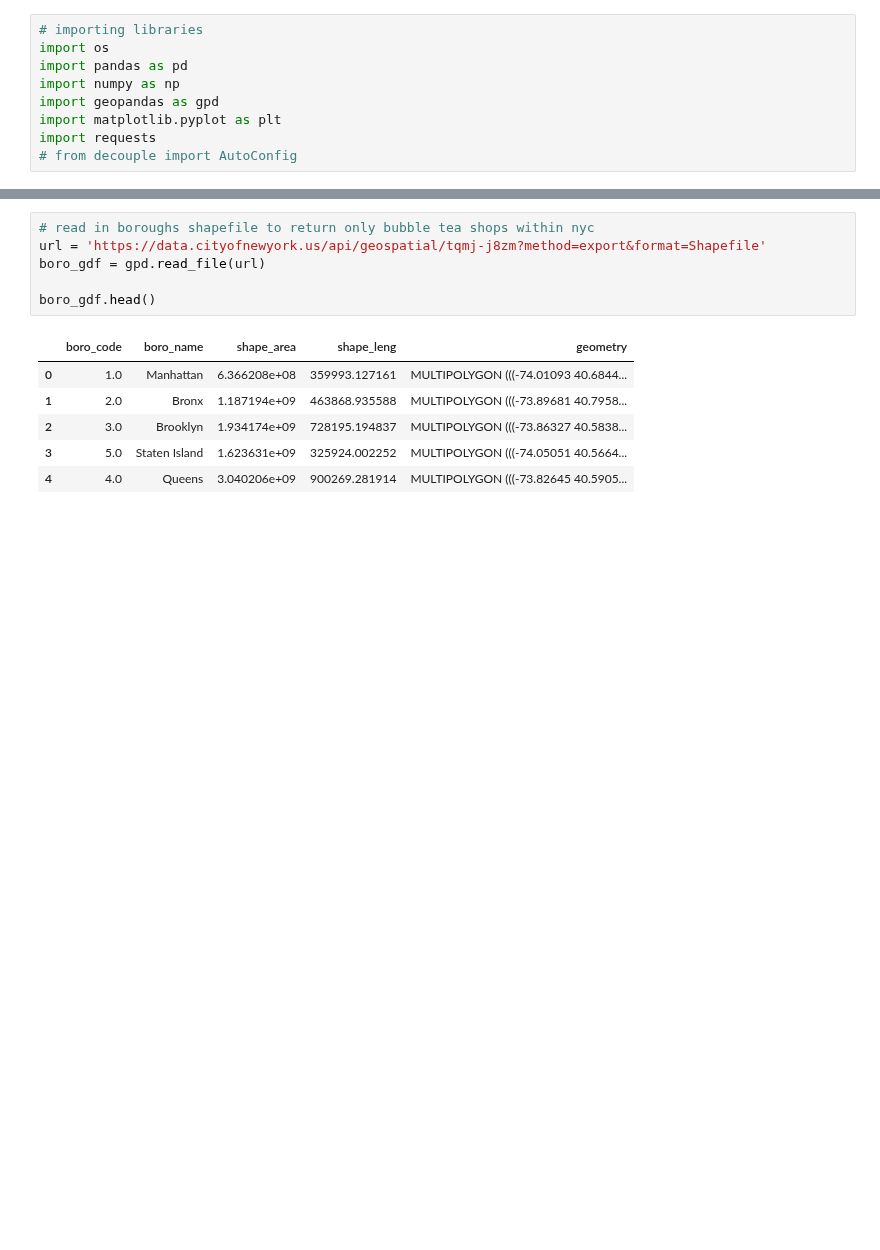
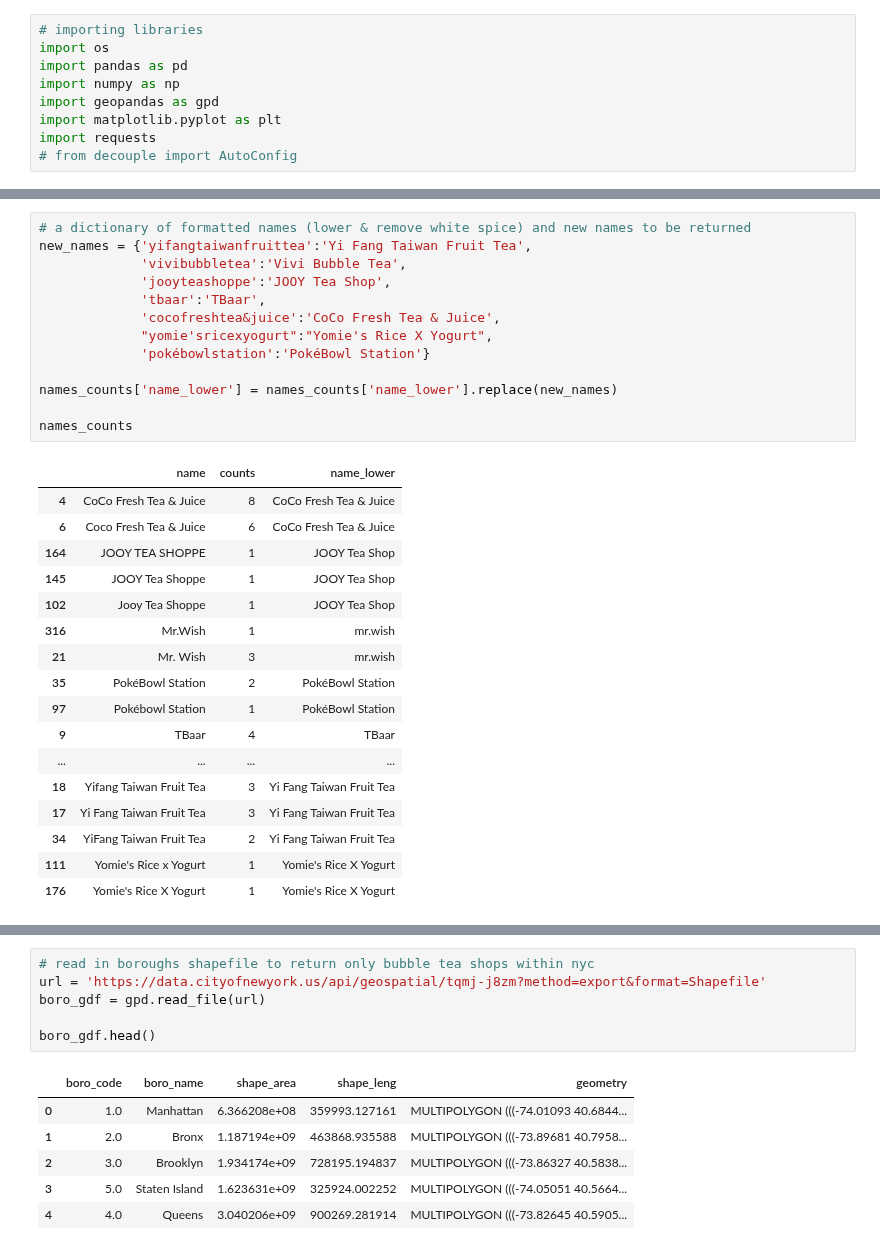
Before and after one commit to mebauer/boba-nyc, a Jupyter notebook: teabook/_build/html/_sources/data-wrangling.ipynb, the cells around one changed output, grey strips where cells are left out. Saved outputs shown, nothing was run; the diff lists cells and outputs as text; blank space fills up the shorter version.

```diff
--- a/teabook/_build/html/_sources/data-wrangling.ipynb
+++ b/teabook/_build/html/_sources/data-wrangling.ipynb
@@ -187,0 +333,31 @@ df['categories'][0]
+# %%
+# a dictionary of formatted names (lower & remove white spice) and new names to be returned
+new_names = {'yifangtaiwanfruittea':'Yi Fang Taiwan Fruit Tea',
+             'vivibubbletea':'Vivi Bubble Tea',
+             'jooyteashoppe':'JOOY Tea Shop',
+             'tbaar':'TBaar',
+             'cocofreshtea&juice':'CoCo Fresh Tea & Juice',
+             "yomie'sricexyogurt":"Yomie's Rice X Yogurt",
+             'pokébowlstation':'PokéBowl Station'}
+
+names_counts['name_lower'] = names_counts['name_lower'].replace(new_names)
+
+names_counts
+# %% [output]
+|  | name | counts | name_lower |
+| 4 | CoCo Fresh Tea & Juice | 8 | CoCo Fresh Tea & Juice |
+| 6 | Coco Fresh Tea & Juice | 6 | CoCo Fresh Tea & Juice |
+| 164 | JOOY TEA SHOPPE | 1 | JOOY Tea Shop |
+| 145 | JOOY Tea Shoppe | 1 | JOOY Tea Shop |
+| 102 | Jooy Tea Shoppe | 1 | JOOY Tea Shop |
+| 316 | Mr.Wish | 1 | mr.wish |
+| 21 | Mr. Wish | 3 | mr.wish |
+| 35 | PokéBowl Station | 2 | PokéBowl Station |
+| 97 | Pokébowl Station | 1 | PokéBowl Station |
+| 9 | TBaar | 4 | TBaar |
+| ... | ... | ... | ... |
+| 18 | Yifang Taiwan Fruit Tea | 3 | Yi Fang Taiwan Fruit Tea |
+| 17 | Yi Fang Taiwan Fruit Tea | 3 | Yi Fang Taiwan Fruit Tea |
+| 34 | YiFang Taiwan Fruit Tea | 2 | Yi Fang Taiwan Fruit Tea |
+| 111 | Yomie's Rice x Yogurt | 1 | Yomie's Rice X Yogurt |
+| 176 | Yomie's Rice X Yogurt | 1 | Yomie's Rice X Yogurt |
```
Also changed, not shown: parts of 30 cells of this notebook, 27 other files.
